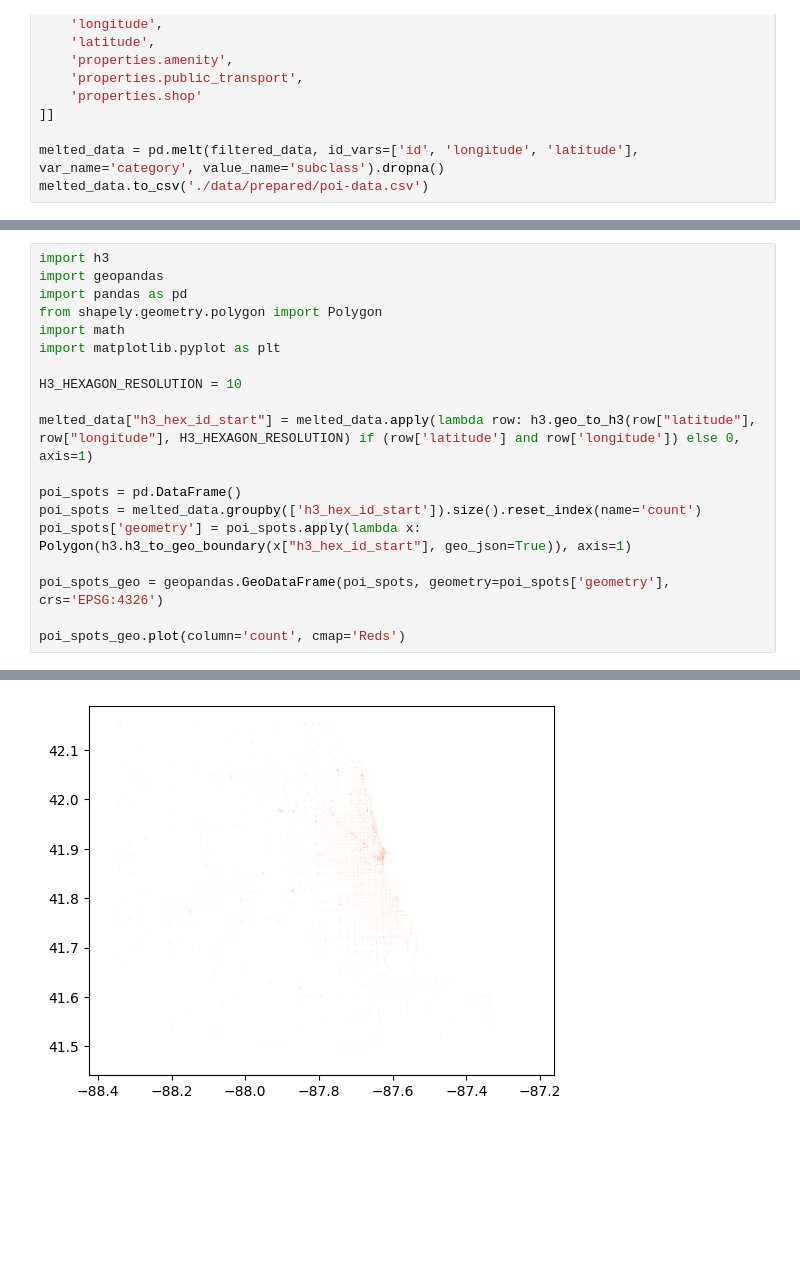
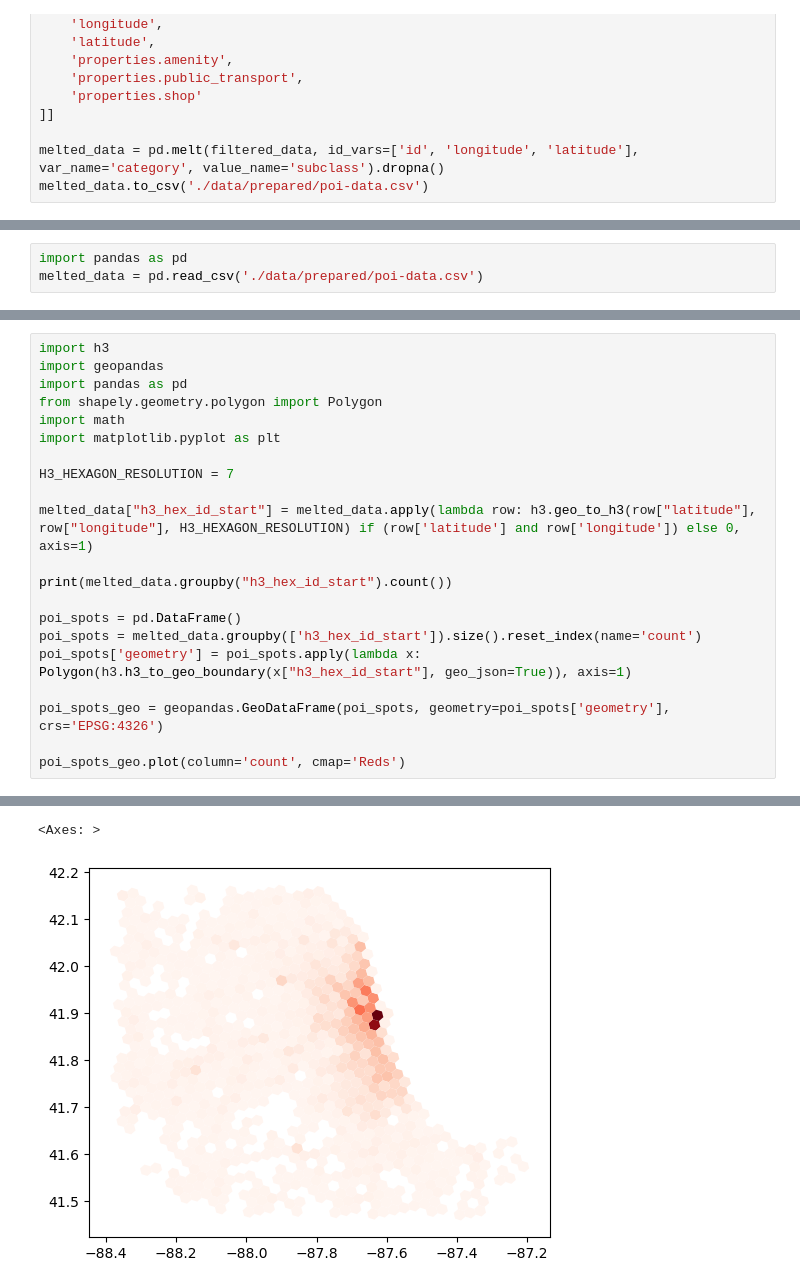
Before and after one commit to Iceccubes/aaa, a Jupyter notebook: poi_osm.ipynb, the cells around one changed output, grey strips where cells are left out. Saved outputs shown, nothing was run; the diff lists cells and outputs as text; blank space fills up the shorter version.

```diff
--- a/poi_osm.ipynb
+++ b/poi_osm.ipynb
@@ -286,3 +256,6 @@ melted_data.to_csv('./data/prepared/poi-data.csv')
+# %%
+import pandas as pd
+melted_data = pd.read_csv('./data/prepared/poi-data.csv')
 # %% [markdown]
 ## Short analysis of the POI Data
 The purpose of this section is to have some infrastructure to base a spatial analysis on.
@@ -296,9 +269,11 @@ from shapely.geometry.polygon import Polygon
 import math
 import matplotlib.pyplot as plt
 
-H3_HEXAGON_RESOLUTION = 10
+H3_HEXAGON_RESOLUTION = 7
 
 melted_data["h3_hex_id_start"] = melted_data.apply(lambda row: h3.geo_to_h3(row["latitude"], row["longitude"], H3_HEXAGON_RESOLUTION) if (row['latitude'] and row['longitude']) else 0, axis=1)
+
+print(melted_data.groupby("h3_hex_id_start").count())
 
 poi_spots = pd.DataFrame()
 poi_spots = melted_data.groupby(['h3_hex_id_start']).size().reset_index(name='count')
@@ -312 +301,2 @@ poi_spots_geo.plot(column='count', cmap='Reds')
+<Axes: >
-[figure, old version]
+[figure, new version]
```
Also changed, not shown: parts of 3 cells of this notebook.
